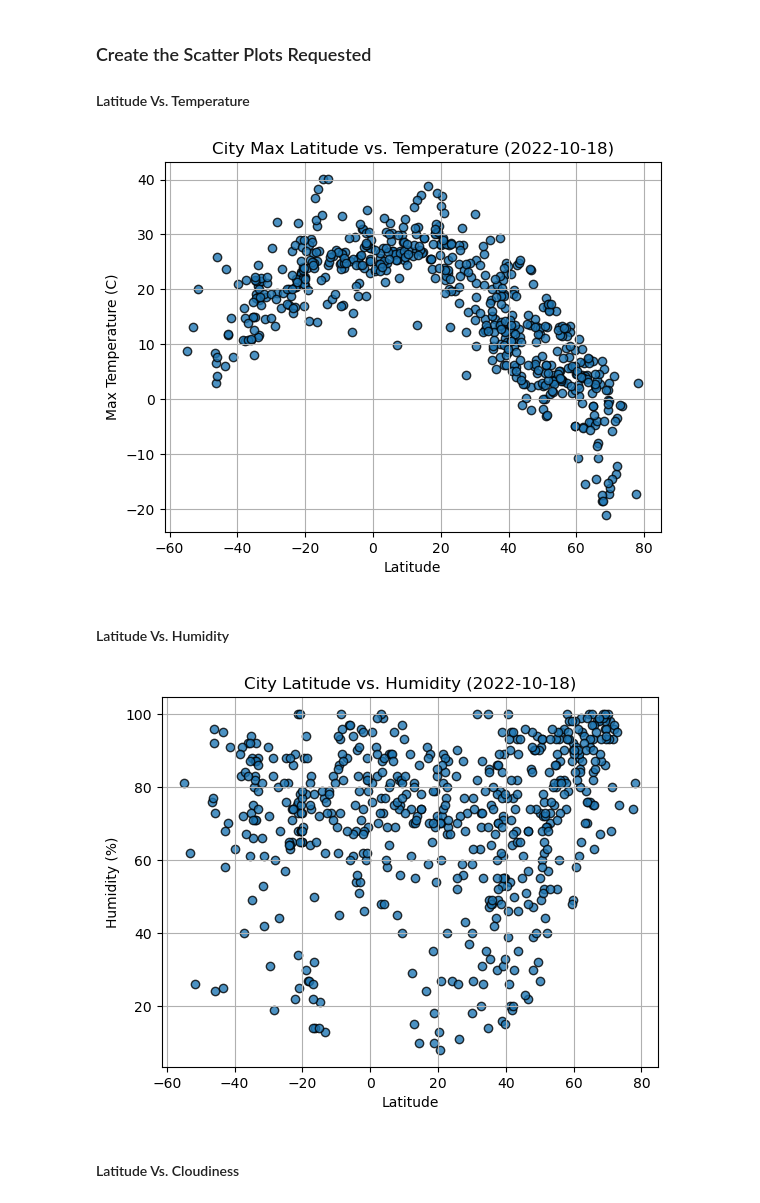
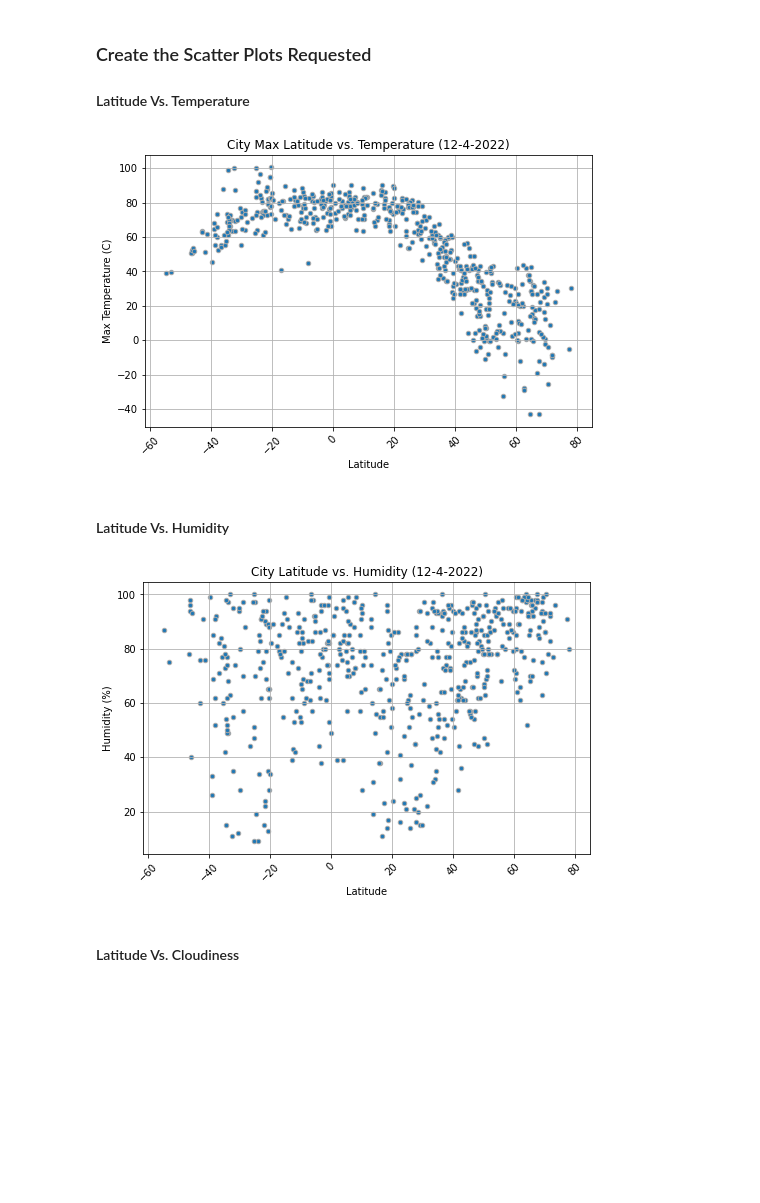
Before and after one commit to nouyang0620/python-api-challenge, a Jupyter notebook: WeatherPy/WeatherPy.ipynb, the cells around one changed output. Drawn from its saved outputs; the diff is of its cells as text; code cells hidden in the pictures; blank space fills up the shorter version.

```diff
--- a/WeatherPy/WeatherPy.ipynb
+++ b/WeatherPy/WeatherPy.ipynb
@@ -189,26 +195,32 @@ city_data_df.head()
 #### Latitude Vs. Temperature
 # %%
 # Build scatter plot for latitude vs. temperature
-# YOUR CODE HERE
+city_data_df.plot('Lat', 'Max Temp', kind='scatter', figsize= (8,5), rot=45, edgecolor='darkgray')
 
 # Incorporate the other graph properties
-# YOUR CODE HERE
+plt.title(f"City Max Latitude vs. Temperature ({date})")
+plt.xlabel("Latitude")
+plt.ylabel("Max Temperature (C)")
+plt.grid()
 
 # Save the figure
 plt.savefig("output_data/Fig1.png")
 
 # Show plot
 plt.show()
 # %% [output]
-[figure, old version]
+[figure, new version]
 # %% [markdown]
 #### Latitude Vs. Humidity
 # %%
 # Build the scatter plots for latitude vs. humidity
-# YOUR CODE HERE
+city_data_df.plot('Lat', 'Humidity', kind='scatter', figsize= (8,5), rot=45, edgecolor='darkgray')
 
 # Incorporate the other graph properties
-# YOUR CODE HERE
+plt.title(f"City Latitude vs. Humidity ({date})")
+plt.xlabel("Latitude")
+plt.ylabel("Humidity (%)")
+plt.grid()
 
 # Save the figure
 plt.savefig("output_data/Fig2.png")
@@ -216,7 +228,7 @@ plt.savefig("output_data/Fig2.png")
 # Show plot
 plt.show()
 # %% [output]
-[figure, old version]
+[figure, new version]
 # %% [markdown]
 #### Latitude Vs. Cloudiness
 # %%
```
Also changed, not shown: parts of 9 cells of this notebook, 5 other files.
